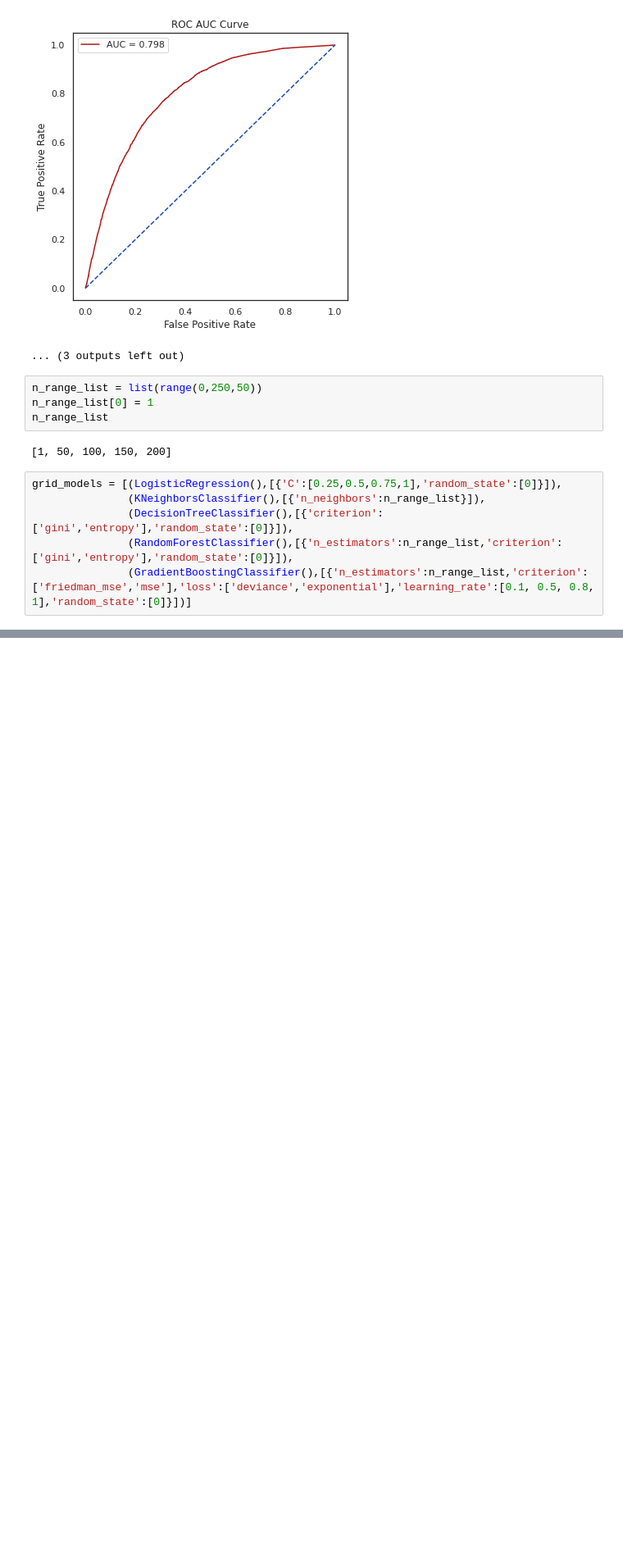
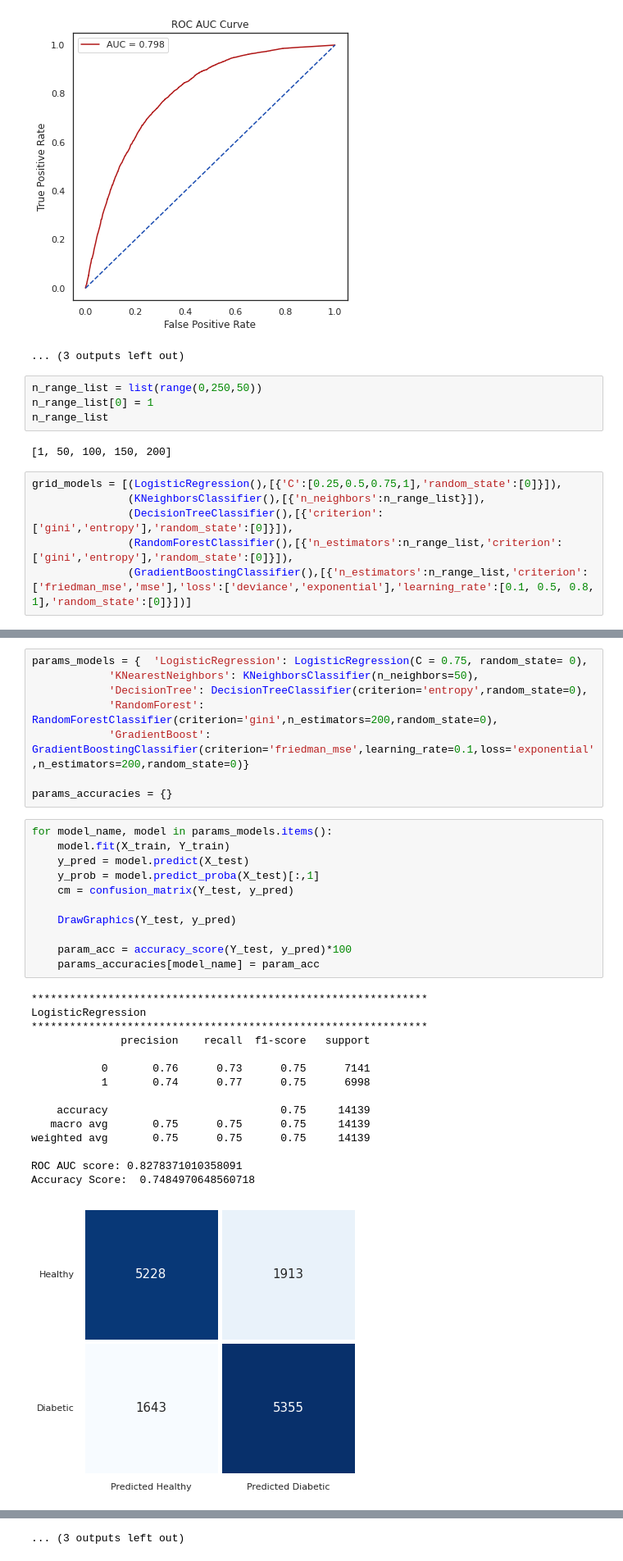
Before and after one commit to a-shirshov/machine_learning, a Jupyter notebook: nir/nir.ipynb, the cells around one changed output, grey strips where cells are left out. Shown at 82% size. Saved outputs shown, nothing was run; the diff lists cells and outputs as text; blank space fills up the shorter version.

```diff
--- a/nir/nir.ipynb
+++ b/nir/nir.ipynb
@@ -492,2 +492,37 @@ Best Parameters :  {'criterion': 'gini', 'n_estimators': 200, 'random_state': 0}
 
 ----------------
+# %%
+params_models = {  'LogisticRegression': LogisticRegression(C = 0.75, random_state= 0),
+            'KNearestNeighbors': KNeighborsClassifier(n_neighbors=50),
+            'DecisionTree': DecisionTreeClassifier(criterion='entropy',random_state=0),
+            'RandomForest': RandomForestClassifier(criterion='gini',n_estimators=200,random_state=0),
+            'GradientBoost': GradientBoostingClassifier(criterion='friedman_mse',learning_rate=0.1,loss='exponential',n_estimators=200,random_state=0)}
+
+params_accuracies = {}
+# %%
+for model_name, model in params_models.items():
+    model.fit(X_train, Y_train)
+    y_pred = model.predict(X_test)
+    y_prob = model.predict_proba(X_test)[:,1]
+    cm = confusion_matrix(Y_test, y_pred)
+
+    DrawGraphics(Y_test, y_pred)
+
+    param_acc = accuracy_score(Y_test, y_pred)*100
+    params_accuracies[model_name] = param_acc
+# %% [output]
+**************************************************************
+LogisticRegression
+**************************************************************
+              precision    recall  f1-score   support
+
+           0       0.76      0.73      0.75      7141
+           1       0.74      0.77      0.75      6998
+
+    accuracy                           0.75     14139
+   macro avg       0.75      0.75      0.75     14139
+weighted avg       0.75      0.75      0.75     14139
+
+ROC AUC score: 0.8278371010358091
+Accuracy Score:  0.7484970648560718
+[figure, added]
@@ -493,0 +578 @@ Best Parameters :  {'criterion': 'gini', 'n_estimators': 200, 'random_state': 0}
+... (3 outputs left out)
```
Also changed, not shown: parts of 4 cells of this notebook.
